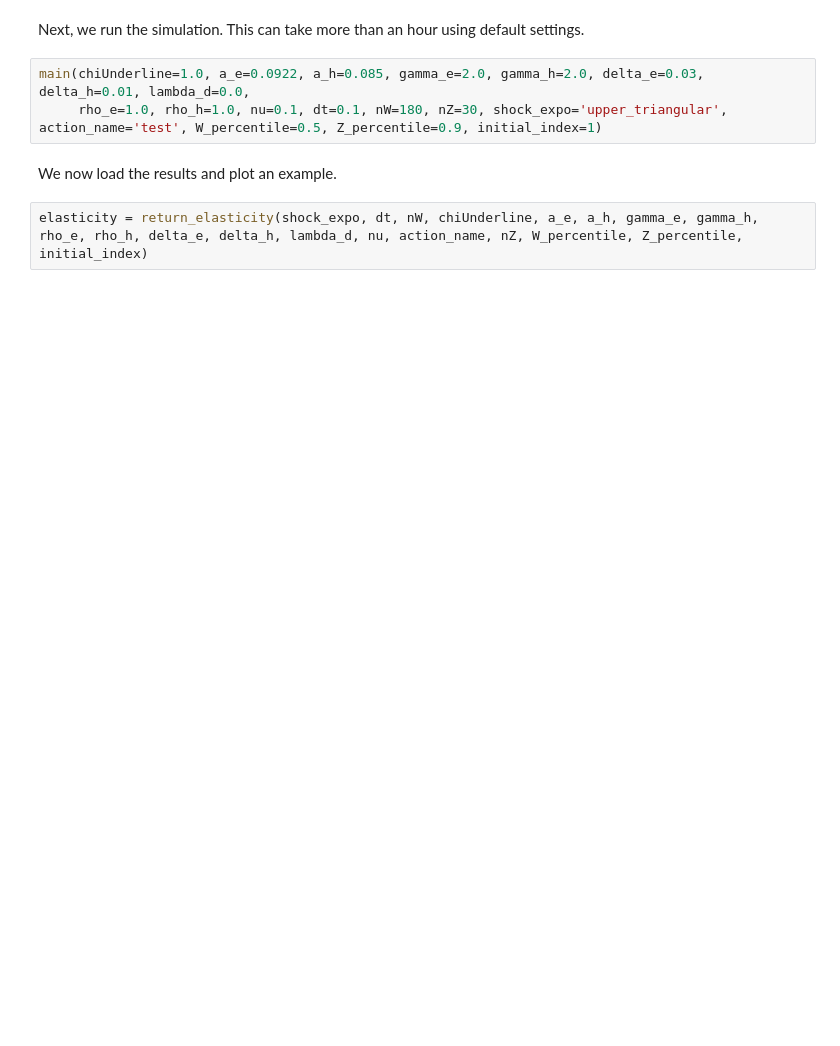
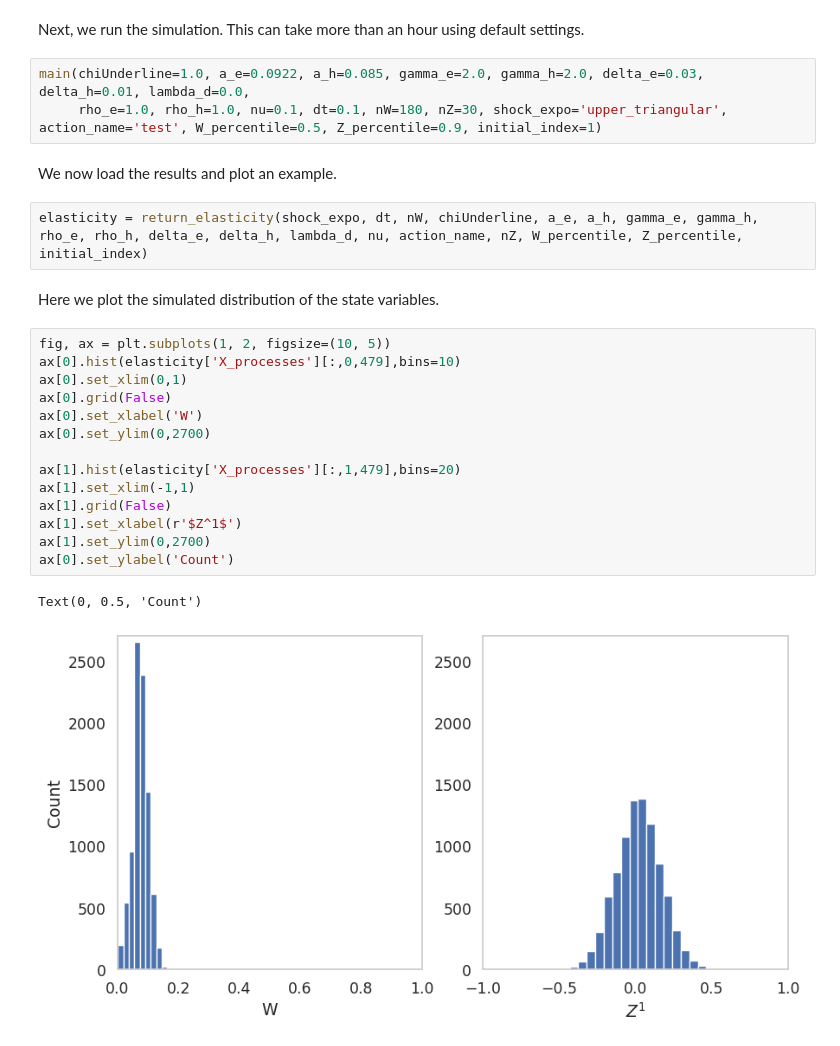
Before and after one commit to lphansen/comparing_dsge, a Jupyter notebook: _sources/elasticities.ipynb, the cells around one changed output. Drawn from its saved outputs; the diff is of its cells as text; blank space fills up the shorter version.

```diff
--- a/_sources/elasticities.ipynb
+++ b/_sources/elasticities.ipynb
@@ -232,3 +232,22 @@ main(chiUnderline=1.0, a_e=0.0922, a_h=0.085, gamma_e=2.0, gamma_h=2.0, delta_e=
 We now load the results and plot an example.
 # %%
 elasticity = return_elasticity(shock_expo, dt, nW, chiUnderline, a_e, a_h, gamma_e, gamma_h, rho_e, rho_h, delta_e, delta_h, lambda_d, nu, action_name, nZ, W_percentile, Z_percentile, initial_index)
+# %% [markdown]
+Here we plot the simulated distribution of the state variables.
+# %%
+fig, ax = plt.subplots(1, 2, figsize=(10, 5))
+ax[0].hist(elasticity['X_processes'][:,0,479],bins=10)
+ax[0].set_xlim(0,1)
+ax[0].grid(False)
+ax[0].set_xlabel('W')
+ax[0].set_ylim(0,2700)
+
+ax[1].hist(elasticity['X_processes'][:,1,479],bins=20)
+ax[1].set_xlim(-1,1)
+ax[1].grid(False)
+ax[1].set_xlabel(r'$Z^1$')
+ax[1].set_ylim(0,2700)
+ax[0].set_ylabel('Count')
+# %% [output]
+Text(0, 0.5, 'Count')
+[figure, added]
```
Also changed, not shown: parts of 3 cells of this notebook, 8 other files.
